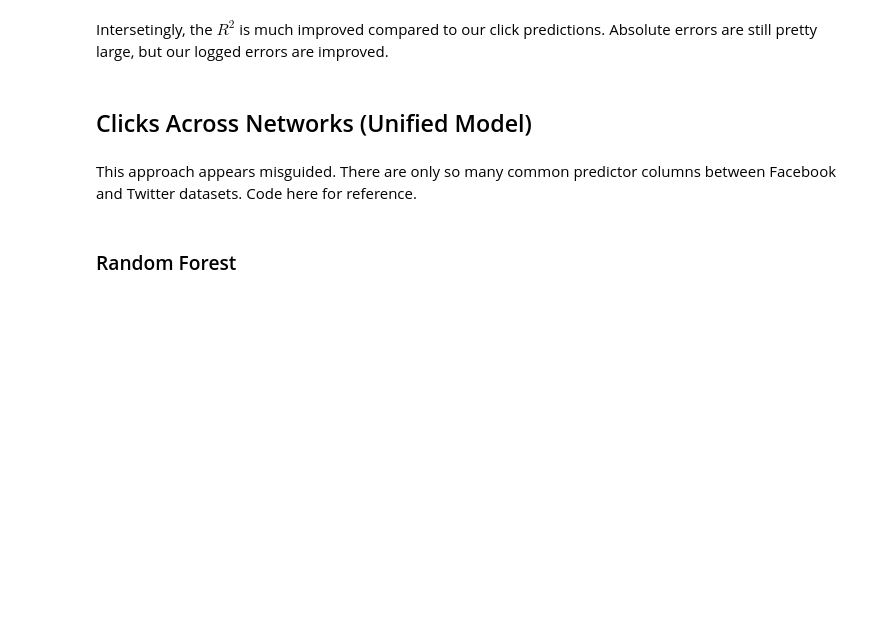
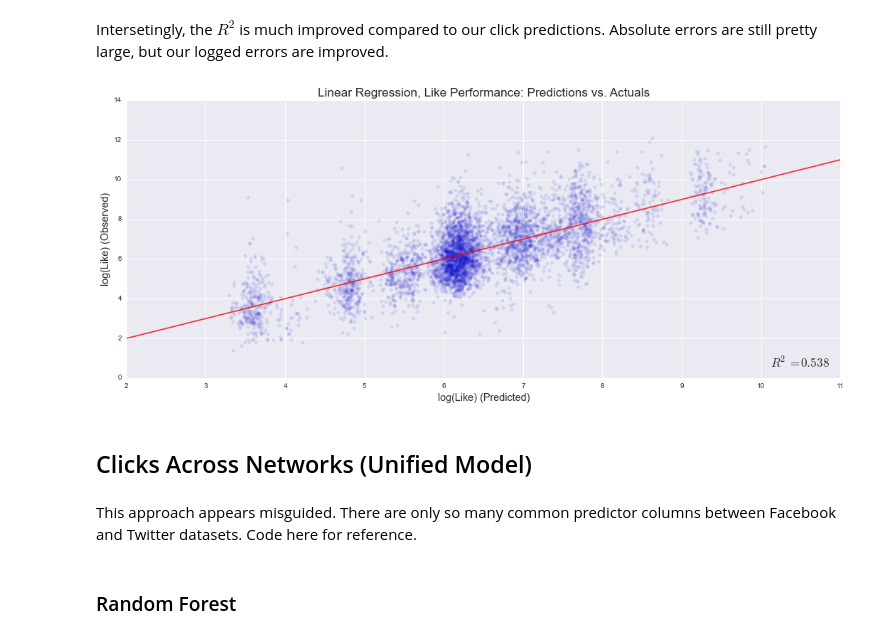
Before and after one commit to micahlanier/social-news, a Jupyter notebook: src/prediction/predictiveModels.ipynb, the cells around one changed output. Drawn from its saved outputs; the diff is of its cells as text; code cells hidden in the pictures; blank space fills up the shorter version.

```diff
--- a/src/prediction/predictiveModels.ipynb
+++ b/src/prediction/predictiveModels.ipynb
@@ -590,2 +590,6 @@ Retweets:
 # %% [markdown]
 Intersetingly, the $R^2$ is much improved compared to our click predictions. Absolute errors are still pretty large, but our logged errors are improved.
+# %%
+plotPredictionsVsActuals(yhat_lm_likes, ytest_lm_likes, 'Linear Regression, Like Performance', 'log(Like)', 0.1)
+# %% [output]
+[figure, added]
```
Also changed, not shown: parts of 17 cells of this notebook.
